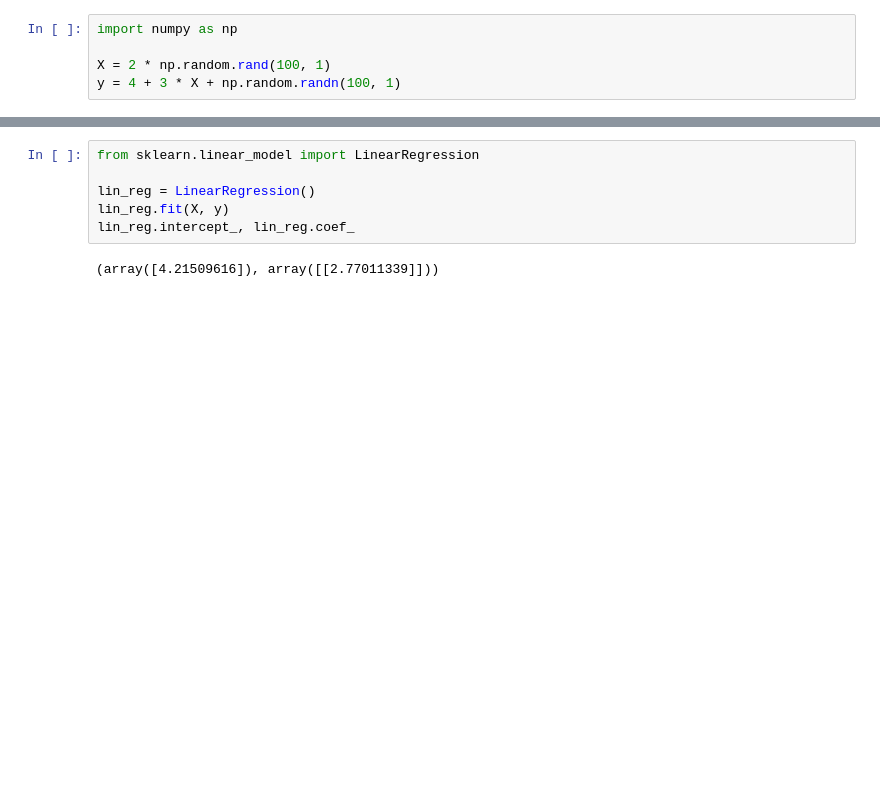
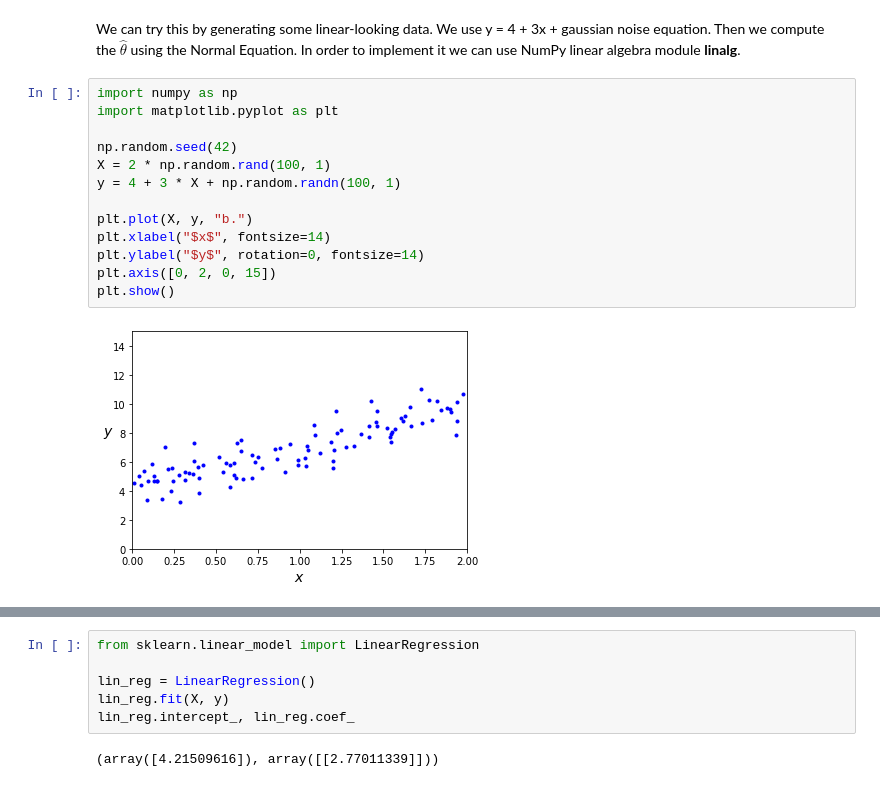
Before and after one commit to riccardoberta/ml_models, a Jupyter notebook: 04_linear_models/model.ipynb, the cells around one changed output, grey strips where cells are left out. Saved outputs shown, nothing was run; the diff lists cells and outputs as text; blank space fills up the shorter version.

```diff
--- a/04_linear_models/model.ipynb
+++ b/04_linear_models/model.ipynb
@@ -5,5 +72,18 @@
+# %% [markdown]
+We can try this by generating some linear-looking data. We use y = 4 + 3x + gaussian
+noise equation. Then we compute the $\hat{\theta}$ using the Normal Equation. In order to implement it we can use NumPy linear algebra module **linalg**.
 # %%
 import numpy as np
+import matplotlib.pyplot as plt
 
+np.random.seed(42)
 X = 2 * np.random.rand(100, 1)
 y = 4 + 3 * X + np.random.randn(100, 1)
+
+plt.plot(X, y, "b.")
+plt.xlabel("$x$", fontsize=14)
+plt.ylabel("$y$", rotation=0, fontsize=14)
+plt.axis([0, 2, 0, 15])
+plt.show()
+# %% [output]
+[figure, added]
```
Also changed, not shown: parts of 159 cells of this notebook, 7 other files.
